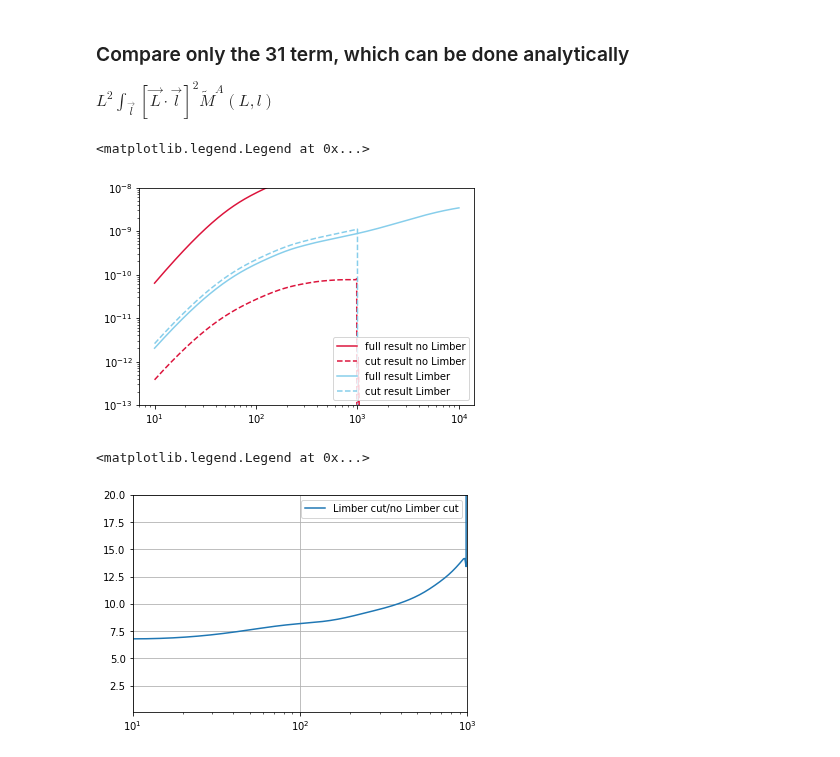
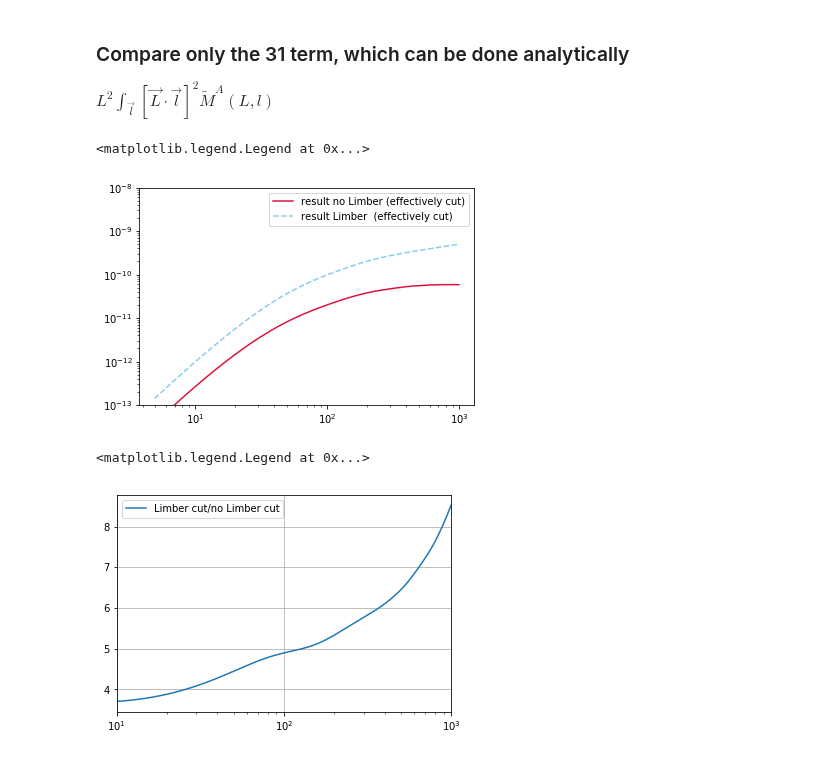
Before and after one commit to VMBoehm/postlimber, a Jupyter notebook: notebooks/PostBornTerms without Limber new approach.ipynb, the cells around one changed output. Drawn from its saved outputs; the diff is of its cells as text; code cells hidden in the pictures.

Commit message:
latest post Limber vs Limber comparisons

```diff
--- a/notebooks/PostBornTerms without Limber new approach.ipynb
+++ b/notebooks/PostBornTerms without Limber new approach.ipynb
@@ -316,0 +308,20 @@ plt.colorbar()
+# %%
+L_, M = np.load('../output/MLimberSpline_bin_all.npy')
+L2, L1 = L_
+
+plt.title('Limber')
+plt.imshow(np.log(M),extent=(L[0],L[-1],L[0],L[-1]))
+plt.colorbar()
+plt.show()
+
+MA_int =MA_spline(L,L,grid=True)
+plt.title('no Limber Ma')
+plt.imshow(np.log(MA_int),extent=(L[0],L[-1],L[0],L[-1]))
+plt.colorbar()
+plt.show()
+
+tildeMA_int =tildeMA_spline(L,L,grid=True)
+plt.title('no Limber tilde Ma')
+plt.imshow(np.log(tildeMA_int),extent=(L[0],L[-1],L[0],L[-1]))
+plt.colorbar()
+plt.show()
@@ -356,14 +390,14 @@ def get_second_sum_of_terms(L,L1,M,method='trapz'):
     return res
 # %%
 # use same sampling as in Limber case
-L     = np.logspace(1,4,400)
+L     = np.logspace(np.log(2),3,200)
 
 # sampling for integrations
 phi = np.linspace(0.,2.*np.pi,1000,endpoint=True)
-L1  = np.logspace(-1,5,400)
+L1  = np.logspace(np.log(2),3,400)
 # %%
 MA_spline = RectBivariateSpline(ell_,ell_,MA)
-tildeMA_spline  = RectBivariateSpline(ell_,ell_,tildeMA.T)
+tildeMA_spline  = RectBivariateSpline(ell_,ell_,tildeMA)
 
 begin = time.time()
 all_bins = get_regularized_sum_of_terms(L,L1,phi,MA_spline,tildeMA_spline,method='trapz')+get_second_sum_of_terms(L,L1,tildeMA_spline,method='trapz')
@@ -402,9 +441,7 @@ plt.legend()
 ### Compare only the 31 term, which can be done analytically
 $L^2 \int_{\vec{l}} [\vec{L}\cdot \vec{l}]^2 \tilde{M}^{A}(L,l)$
 # %%
-L,Cl31s = np.load('../output/LimberPostBornCl31_kappa-gal.npy')
-
-L,Cl31_cut = np.load('../output/LimberPostBornCl31_kappa-gal_all_cut.npy')
+L, Cl31_cut = np.load('../output/LimberPostBornCl31_kappa-gal.npy')
 # %%
 def get_31_term(M,L,L1):
     return L**4/4./np.pi*np.trapz(M(L,L1)*L1**3,L1)
@@ -414,19 +450,19 @@ myCl31cut = get_31_term(tildeMA_cut_spline,L,L1)
 # %%
-plt.loglog(L,myCl31,label='full result no Limber',color='crimson')
-plt.loglog(L,myCl31cut,label='cut result no Limber', ls = '--',color='crimson')
-plt.loglog(L,-Cl31s[-1],label = 'full result Limber',color='skyblue' )
-plt.loglog(L,-Cl31_cut,label = 'cut result Limber', ls = '--',color='skyblue' )
+plt.loglog(L,myCl31,label='result no Limber (effectively cut)',color='crimson')
+#plt.loglog(L,myCl31cut,label='cut result no Limber', ls = '--',color='crimson')
+#plt.loglog(L_,-Cl31s[-1],label = 'full result Limber',color='skyblue' )
+plt.loglog(L,-Cl31_cut[-1],label = 'result Limber  (effectively cut)', ls = '--',color='skyblue' )
 plt.ylim(1e-13,1e-8)
 plt.legend()
 # %% [output]
 <matplotlib.legend.Legend at 0x...>
-[figure, old version]
+[figure, new version]
 # %%
-plt.semilogx(L,-Cl31_cut/myCl31cut, label='Limber cut/no Limber cut')
+plt.semilogx(L,-Cl31_cut[-1]/(myCl31), label='Limber cut/no Limber cut')
 plt.grid()
-plt.ylim(0.1,20)
+#plt.ylim(0.1,20)
 plt.xlim(10,1000)
 plt.legend()
 # %% [output]
 <matplotlib.legend.Legend at 0x...>
-[figure, old version]
+[figure, new version]
```
Also changed, not shown: parts of 15 cells of this notebook, 6 other files.
